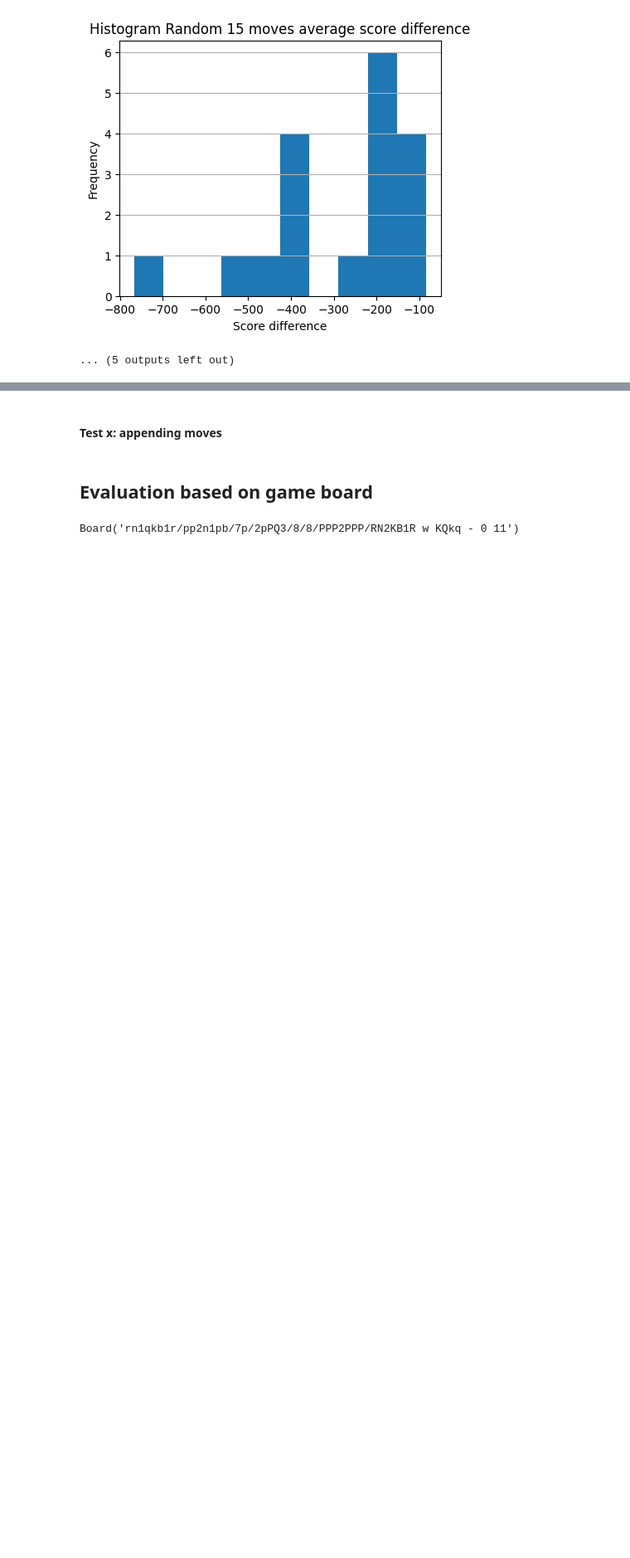
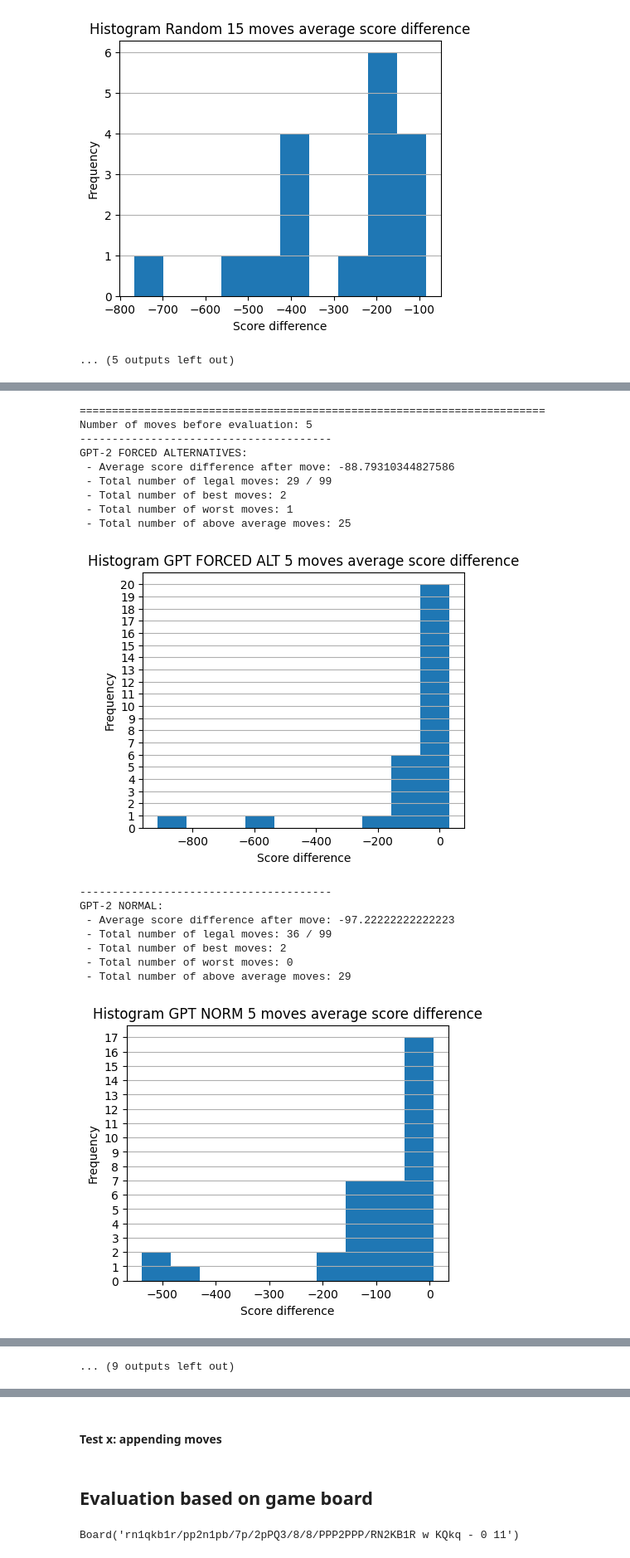
Before and after one commit to MatTheTab/NLP-Chess, a Jupyter notebook: evaluate_gpt2.ipynb, the cells around one changed output, grey strips where cells are left out. Shown at 83% size. Cells and saved outputs as stored; diff of their text form; code cells hidden in the pictures; blank space fills up the shorter version.

Commit message:
Add new tests, fixes

```diff
--- a/evaluate_gpt2.ipynb
+++ b/evaluate_gpt2.ipynb
@@ -94,9 +96,10 @@ def get_state_after_moves(game_transcript, n=10):
     if game_str is None:
         return None, None
 
-    game = [x for x in game_str.split(" ") if not x[0].isdigit()]
+    game = [x for x in game_str.split(" ") if x[0].isalpha()]
     for move in game:
-        board.push_san(move)
+        if move in set(get_san_legal_moves(board)):
+            board.push_san(move)
 
     return board, game_str
 
@@ -107,7 +110,8 @@ def generate_answer(generator, prompt, max_len=40, num_answers=1, alternatives=N
                 truncation=True, pad_token_id=generator.tokenizer.eos_token_id)
     else:
         answer = generator(prompt, max_length=max_len, num_return_sequences=num_answers,
-                truncation=True, pad_token_id=generator.tokenizer.eos_token_id, force_words=alternatives)
+                truncation=True, pad_token_id=generator.tokenizer.eos_token_id, force_words=alternatives,
+                num_beams=4)
 
     return [x["generated_text"] for x in answer]
 
@@ -196,6 +200,8 @@ def plot_results_hist(scores, min_score, max_score, title=""):
     plt.title(f'Histogram {title}')
     plt.grid(axis='y')
     plt.gca().yaxis.set_major_formatter(plt.FormatStrFormatter('%d'))
+
+    plt.yticks(np.arange(0, max(hist) + 1, 1))
     plt.show()
 # %% [markdown]
 #### Single move tests
@@ -700,9 +1068,15 @@ class AlternativesPipeline(TextGenerationPipeline):
         return super().__call__(*args, **kwargs)
 
 forced_generator = AlternativesPipeline(
-    model=GPT2LMHeadModel.from_pretrained("gpt2"),
+    model=GPT2LMHeadModel.from_pretrained("gpt2", no_repeat_ngram_size=1, remove_invalid_values=True).to("cuda"),
     tokenizer=GPT2Tokenizer.from_pretrained("gpt2"),
-    num_beams=2,
-    no_repeat_ngram_size=1,
-    remove_invalid_values=True,
+    device=0
 )
+
+model_config = forced_generator.model.config
+print(f"""
+{model_config.num_beams, model_config.num_beam_groups, model_config.do_sample}
+{model_config.top_p, model_config.top_k}
+{model_config.max_length, model_config.no_repeat_ngram_size, model_config.remove_invalid_values}
+{model_config.num_return_sequences}
+""")
@@ -753,0 +1096,4 @@ legal_moves
+# %%
+num_moves = [5, 10, 15, 20]
+transcripts = test_data_moves["transcript"][:100]
+summaries = run_legal_forced_test(transcripts, num_moves, stockfish, generator, forced_generator)
@@ -753,0 +1105,21 @@ legal_moves
+# %%
+show_results_forced_test(summaries, num_moves)
+# %% [output]
+========================================================================
+Number of moves before evaluation: 5
+---------------------------------------
+GPT-2 FORCED ALTERNATIVES:
+ - Average score difference after move: -88.79310344827586
+ - Total number of legal moves: 29 / 99
+ - Total number of best moves: 2
+ - Total number of worst moves: 1
+ - Total number of above average moves: 25
+[figure, added]
+---------------------------------------
+GPT-2 NORMAL:
+ - Average score difference after move: -97.22222222222223
+ - Total number of legal moves: 36 / 99
+ - Total number of best moves: 2
+ - Total number of worst moves: 0
+ - Total number of above average moves: 29
+[figure, added]
@@ -753,0 +1169 @@ legal_moves
+... (9 outputs left out)
```
Also changed, not shown: parts of 25 cells of this notebook.
